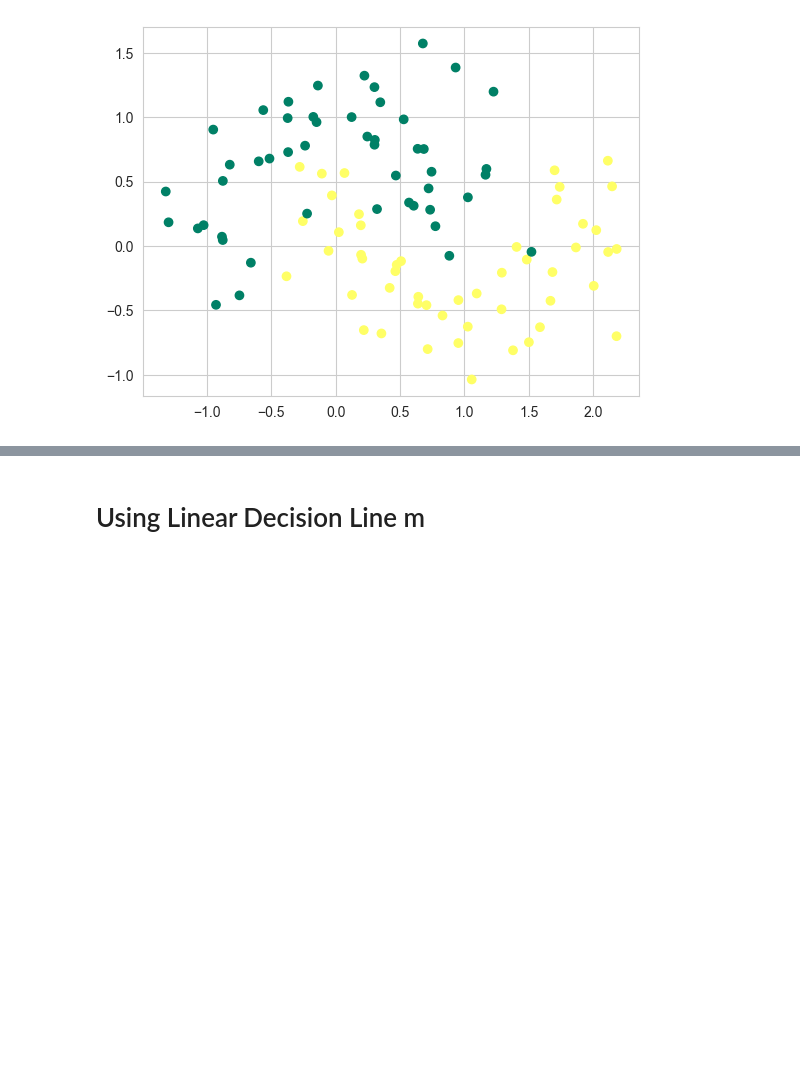
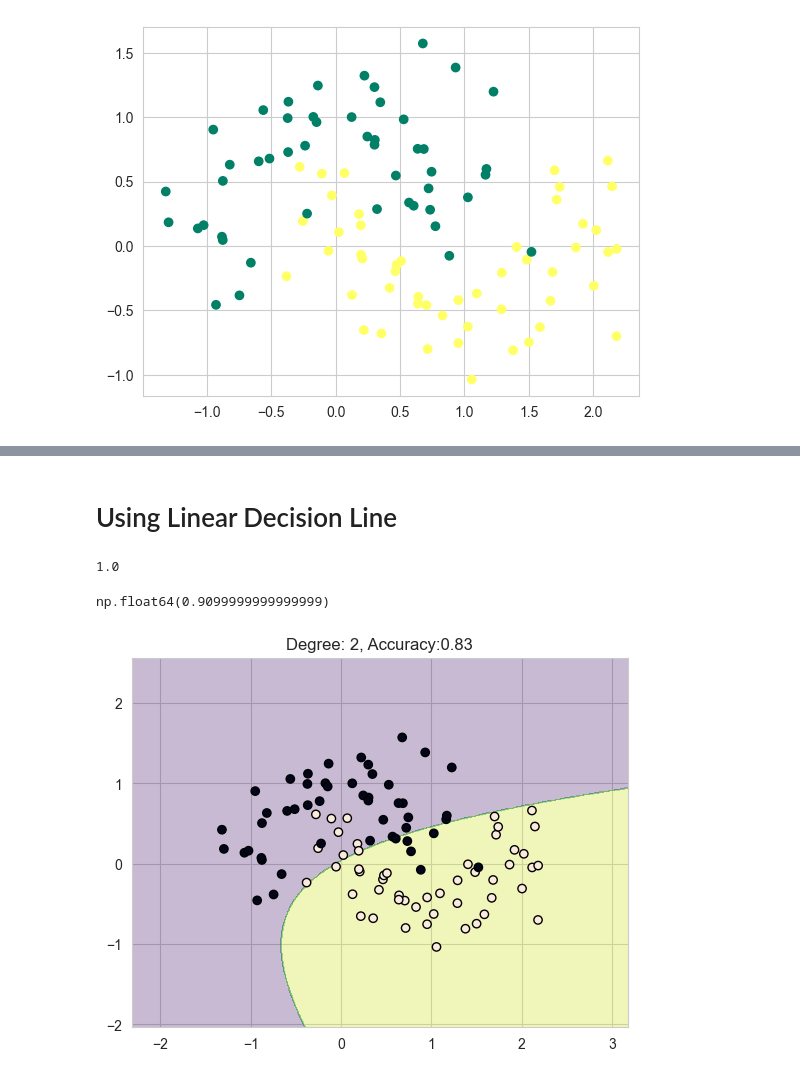
Before and after one commit to jhasan2026/MachineTrain_Lab, a Jupyter notebook: 6_Model/1_Supervised_Learning/3_Logistic_Regression/2_Using_Gradient_Descent/3_Polynomial_Classifier/1_Polynomial_Classification.ipynb, the cells around one changed output, grey strips where cells are left out. Saved outputs shown, nothing was run; the diff lists cells and outputs as text; code cells hidden in the pictures; blank space fills up the shorter version.

```diff
--- a/6_Model/1_Supervised_Learning/3_Logistic_Regression/2_Using_Gradient_Descent/3_Polynomial_Classifier/1_Polynomial_Classification.ipynb
+++ b/6_Model/1_Supervised_Learning/3_Logistic_Regression/2_Using_Gradient_Descent/3_Polynomial_Classifier/1_Polynomial_Classification.ipynb
@@ -46,2 +58,55 @@ plot_decision_regions(X.values, y.values.astype("int"), lr, legend=2)
-# %% [markdown]
-# Using Linear Decision Line m
+# %% [markdown]
+# Using Linear Decision Line
+# %%
+from sklearn.preprocessing import PolynomialFeatures
+
+lr = LogisticRegression()
+poly = PolynomialFeatures(degree=3, include_bias=False)
+
+X_train_trf = poly.fit_transform(X_train)
+X_test_trf = poly.transform(X_test)
+
+lr.fit(X_train_trf, y_train)
+y_pred = lr.predict(X_test_trf)
+accuracy_score(y_test, y_pred)
+# %% [output]
+1.0
+# %%
+poly = PolynomialFeatures(degree=3, include_bias=False)
+X_trf = poly.fit_transform(X)
+
+np.mean(cross_val_score(lr, X_trf, y, scoring='accuracy', cv=10))
+# %% [output]
+np.float64(0.9099999999999999)
+# %%
+from sklearn.pipeline import Pipeline
+
+def nonLinearDecisionBoundary(X, y, degree=1):
+    pipe = Pipeline([
+        ("poly",PolynomialFeatures(degree=degree, include_bias=False)),
+        ("lr",LogisticRegression())
+    ])
+
+    pipe.fit(X, y)
+
+    score = np.mean(cross_val_score(pipe, X, y, scoring='accuracy', cv=10))
+
+    x_range = np.arange(X.iloc[:,0].min()-1, X.iloc[:,0].max()+1, step=0.01)
+    y_range = np.arange(X.iloc[:,1].min()-1, X.iloc[:,1].max()+1, step=0.01)
+
+    XX, YY = np.meshgrid(x_range, y_range)
+
+    grid = np.c_[XX.ravel(), YY.ravel()]
+
+    Z = pipe.predict(grid)
+
+    Z = Z.reshape(XX.shape)
+
+    plt.contourf(XX, YY, Z, alpha=0.3, cmap='viridis')
+    plt.scatter(X.iloc[:,0], X.iloc[:,1], c=y, edgecolors='k')
+    plt.title(f"Degree: {degree}, Accuracy:{np.round(score, 2)}")
+    plt.show()
+# %%
+nonLinearDecisionBoundary(X, y, degree=2)
+# %% [output]
+[figure, added]
```
Also changed, not shown: parts of 6 cells of this notebook, 24 other files.
